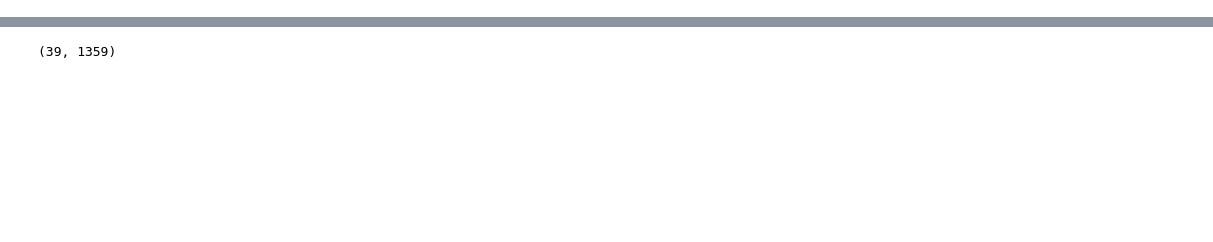
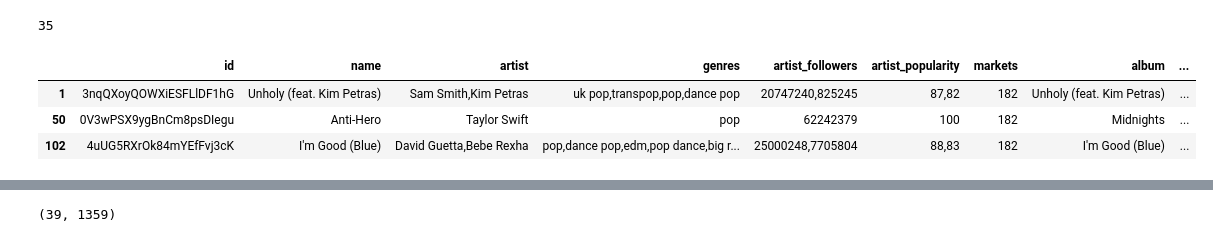
Before and after one commit to quytrungg/Final_Project_CSC14119, a Jupyter notebook: songs_data_exploration.ipynb, the cells around one changed output, grey strips where cells are left out. Saved outputs shown, nothing was run; the diff lists cells and outputs as text; code cells hidden in the pictures; blank space fills up the shorter version.

```diff
--- a/songs_data_exploration.ipynb
+++ b/songs_data_exploration.ipynb
@@ -48,0 +113,11 @@ Name: id, dtype: int64
+# %%
+raw_data['id'].duplicated().sum()
+# %% [output]
+35
+# %%
+raw_data[raw_data['popularity'] > 95]
+# %% [output]
+|  | id | name | artist | genres | artist_followers | artist_popularity | markets | album | ... |
+| 1 | 3nqQXoyQOWXiESFLlDF1hG | Unholy (feat. Kim Petras) | Sam Smith,Kim Petras | uk pop,transpop,pop,dance pop | 20747240,825245 | 87,82 | 182 | Unholy (feat. Kim Petras) | ... |
+| 50 | 0V3wPSX9ygBnCm8psDIegu | Anti-Hero | Taylor Swift | pop | 62242379 | 100 | 182 | Midnights | ... |
+| 102 | 4uUG5RXrOk84mYEfFvj3cK | I'm Good (Blue) | David Guetta,Bebe Rexha | pop,dance pop,edm,pop dance,big r... | 25000248,7705804 | 88,83 | 182 | I'm Good (Blue) | ... |
```
Also changed, not shown: parts of 21 cells of this notebook.
